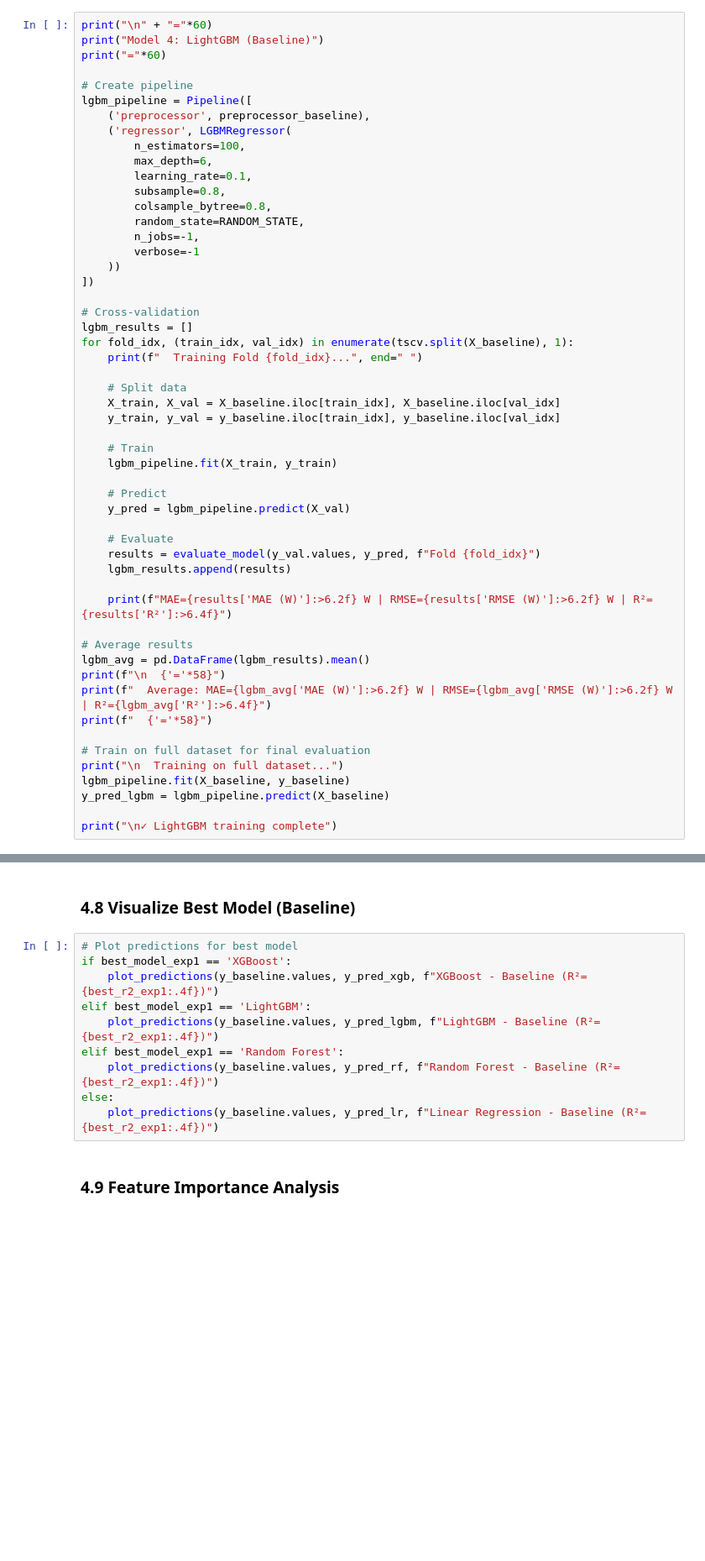
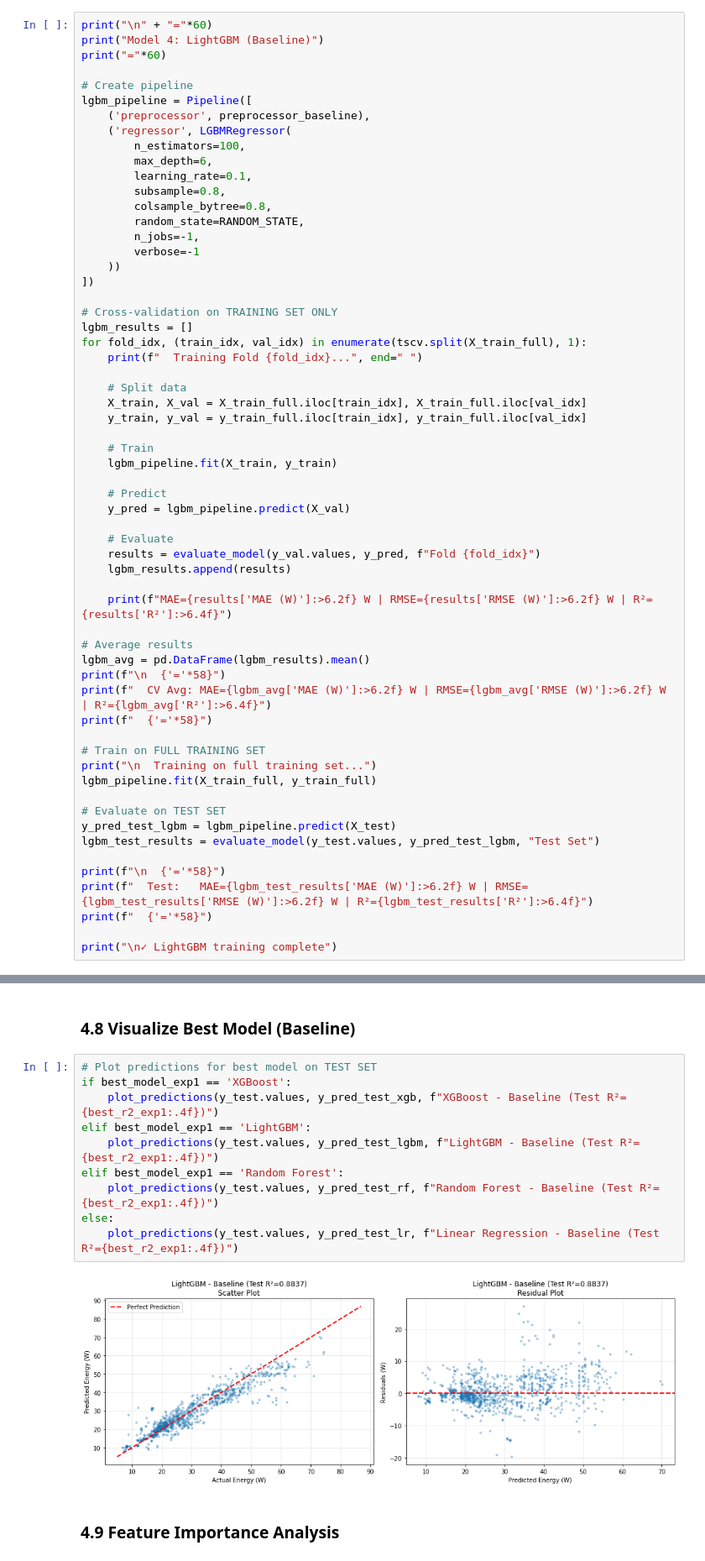
Before and after one commit to kritadhic/ai5ges, a Jupyter notebook: HuggingFace-netop-5G-Network-Energy-Consumption/scripts/traditional_ml_baseline.ipynb, the cells around one changed output, grey strips where cells are left out. Shown at 84% size. Drawn from its saved outputs; the diff is of its cells as text; blank space fills up the shorter version.

Commit message:
Added train-test split (LightGBM is best in both, Time increases R2 by 1.18%)

```diff
--- a/HuggingFace-netop-5G-Network-Energy-Consumption/scripts/traditional_ml_baseline.ipynb
+++ b/HuggingFace-netop-5G-Network-Energy-Consumption/scripts/traditional_ml_baseline.ipynb
@@ -392,14 +575,14 @@ lgbm_pipeline = Pipeline([
     ))
 ])
 
-# Cross-validation
+# Cross-validation on TRAINING SET ONLY
 lgbm_results = []
-for fold_idx, (train_idx, val_idx) in enumerate(tscv.split(X_baseline), 1):
+for fold_idx, (train_idx, val_idx) in enumerate(tscv.split(X_train_full), 1):
     print(f"  Training Fold {fold_idx}...", end=" ")
 
     # Split data
-    X_train, X_val = X_baseline.iloc[train_idx], X_baseline.iloc[val_idx]
-    y_train, y_val = y_baseline.iloc[train_idx], y_baseline.iloc[val_idx]
+    X_train, X_val = X_train_full.iloc[train_idx], X_train_full.iloc[val_idx]
+    y_train, y_val = y_train_full.iloc[train_idx], y_train_full.iloc[val_idx]
 
     # Train
     lgbm_pipeline.fit(X_train, y_train)
@@ -416,12 +599,19 @@ for fold_idx, (train_idx, val_idx) in enumerate(tscv.split(X_baseline), 1):
 # Average results
 lgbm_avg = pd.DataFrame(lgbm_results).mean()
 print(f"\n  {'='*58}")
-print(f"  Average: MAE={lgbm_avg['MAE (W)']:>6.2f} W | RMSE={lgbm_avg['RMSE (W)']:>6.2f} W | R²={lgbm_avg['R²']:>6.4f}")
+print(f"  CV Avg: MAE={lgbm_avg['MAE (W)']:>6.2f} W | RMSE={lgbm_avg['RMSE (W)']:>6.2f} W | R²={lgbm_avg['R²']:>6.4f}")
 print(f"  {'='*58}")
 
-# Train on full dataset for final evaluation
-print("\n  Training on full dataset...")
-lgbm_pipeline.fit(X_baseline, y_baseline)
-y_pred_lgbm = lgbm_pipeline.predict(X_baseline)
+# Train on FULL TRAINING SET
+print("\n  Training on full training set...")
+lgbm_pipeline.fit(X_train_full, y_train_full)
+
+# Evaluate on TEST SET
+y_pred_test_lgbm = lgbm_pipeline.predict(X_test)
+lgbm_test_results = evaluate_model(y_test.values, y_pred_test_lgbm, "Test Set")
+
+print(f"\n  {'='*58}")
+print(f"  Test:   MAE={lgbm_test_results['MAE (W)']:>6.2f} W | RMSE={lgbm_test_results['RMSE (W)']:>6.2f} W | R²={lgbm_test_results['R²']:>6.4f}")
+print(f"  {'='*58}")
 
 print("\n✓ LightGBM training complete")
@@ -464,15 +708,17 @@ print(f"   MAE < 20% of mean: {'✓ PASS' if best_mae_exp1 < mae_threshold else
 # %% [markdown]
 ### 4.8 Visualize Best Model (Baseline)
 # %%
-# Plot predictions for best model
+# Plot predictions for best model on TEST SET
 if best_model_exp1 == 'XGBoost':
-    plot_predictions(y_baseline.values, y_pred_xgb, f"XGBoost - Baseline (R²={best_r2_exp1:.4f})")
+    plot_predictions(y_test.values, y_pred_test_xgb, f"XGBoost - Baseline (Test R²={best_r2_exp1:.4f})")
 elif best_model_exp1 == 'LightGBM':
-    plot_predictions(y_baseline.values, y_pred_lgbm, f"LightGBM - Baseline (R²={best_r2_exp1:.4f})")
+    plot_predictions(y_test.values, y_pred_test_lgbm, f"LightGBM - Baseline (Test R²={best_r2_exp1:.4f})")
 elif best_model_exp1 == 'Random Forest':
-    plot_predictions(y_baseline.values, y_pred_rf, f"Random Forest - Baseline (R²={best_r2_exp1:.4f})")
+    plot_predictions(y_test.values, y_pred_test_rf, f"Random Forest - Baseline (Test R²={best_r2_exp1:.4f})")
 else:
-    plot_predictions(y_baseline.values, y_pred_lr, f"Linear Regression - Baseline (R²={best_r2_exp1:.4f})")
+    plot_predictions(y_test.values, y_pred_test_lr, f"Linear Regression - Baseline (Test R²={best_r2_exp1:.4f})")
+# %% [output]
+[figure, added]
 # %% [markdown]
 ### 4.9 Feature Importance Analysis
 # %%
```
Also changed, not shown: parts of 19 cells of this notebook, 8 other files.
